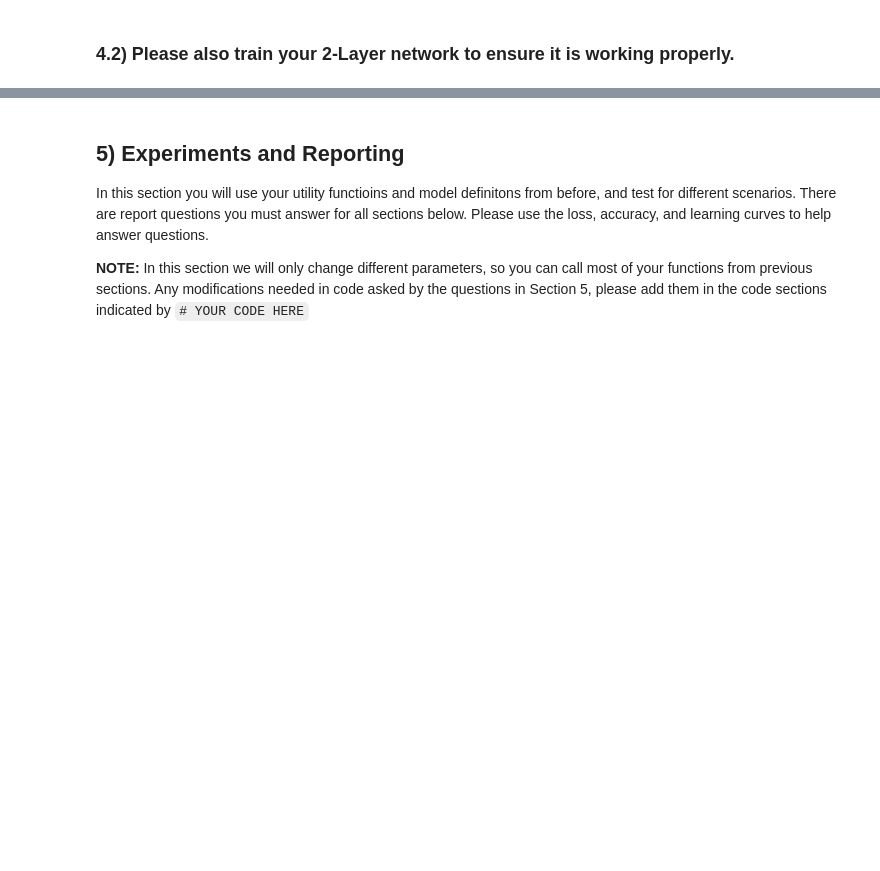
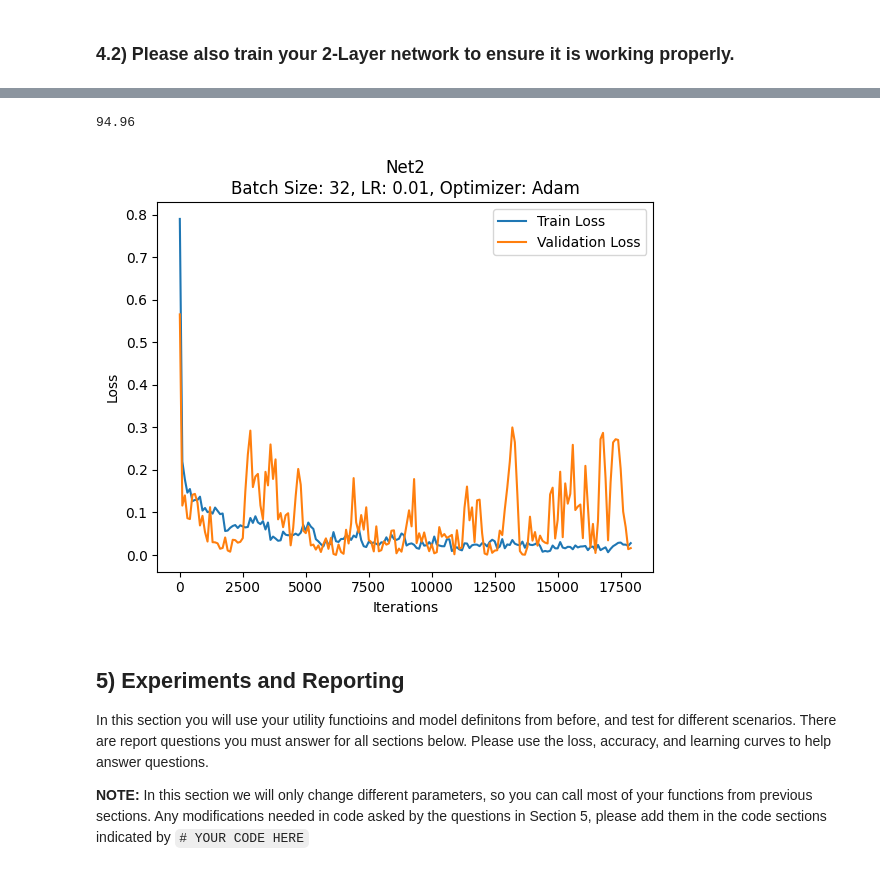
Before and after one commit to lpjones/Image-Classification, a Jupyter notebook: Phase_1.ipynb, the cells around one changed output, grey strips where cells are left out. Drawn from its saved outputs; the diff is of its cells as text; code cells hidden in the pictures; blank space fills up the shorter version.

```diff
--- a/Phase_1.ipynb
+++ b/Phase_1.ipynb
@@ -93,7 +224,19 @@ Complete `Net2` class.
 # %%
 # Define 2-Layer Network
 class Net2(nn.Module):
-    ''' TODO '''
+    def __init__(self, input_size, num_classes):
+        super(Net2, self).__init__()
+        self.conv1 = nn.Conv2d(1, 20, kernel_size=3, stride=1)
+        self.relu = nn.ReLU()
+        self.fc2 = nn.Linear(26*26 * 20, num_classes) # 3x3 kernel with no padding, original image is 28x28, so 26 x 26
+
+    def forward(self, x):
+        x = torch.reshape(x, (-1, 1, 28, 28)) # -1 Tells PyTorch to automatically infer size for dimension, 1 is grayscale, 28x28 original image
+        out = self.conv1(x)
+        out = self.relu(out)
+        out = torch.flatten(out, 1) # Flatten the matrices, convert multidimensional array to single dimensional vector
+        out = self.fc2(out)
+        return out
 # %% [markdown]
 ## 4) Train and Evaluate
 
@@ -128,13 +292,13 @@ test_accuracy(model=net, test_loader=test_loader, input_size=input_size)
 ### 4.2) Please also train your 2-Layer network to ensure it is working properly.
 # %%
 # Define Parameters
-input_size = ''' TODO ''''
-num_classes = ''' TODO '''
+input_size = 784
+num_classes = 10
 lr = 0.01
 num_epochs = 10
 
 # Instantiate 1-Layer Model
-net = Net2(''' TODO ''')
+net = Net2(input_size, num_classes)
 device = torch.device('cuda:0' if torch.cuda.is_available() else 'cpu')
 net.to(device)
 
@@ -142,11 +306,6 @@ net.to(device)
 loss_function = nn.CrossEntropyLoss()
 optimizer = torch.optim.Adam(net.parameters(), lr=lr)
 
+#print(net)
 # Train Model
-train(''' TODO ''')
-
-# Plot Learning Curves
-plot_learning_curve(''' TODO ''')
-
-# Evaluate on Test Set
-test_accuracy(model=net, test_loader=test_loader, input_size=input_size)
+Net2_acc_arr_train, Net2_acc_arr_valid, Net2_loss_avg_train, Net2_loss_avg_valid = train(net, loss_function, optimizer, train_loader, batch_size, num_epochs, device)
@@ -153,3 +330,12 @@ test_accuracy(model=net, test_loader=test_loader, input_size=input_size)
+# %%
+# Plot Learning Curves
+plot_learning_curve(Net2_loss_avg_train, Net2_loss_avg_valid, "Net2\nBatch Size: 32, LR: 0.01, Optimizer: Adam")
+
+# Evaluate on Test Set
+test_accuracy(model=net, test_loader=test_loader, input_size=input_size, device=device)
+# %% [output]
+94.96
+[figure, added]
 # %% [markdown]
 ## 5) Experiments and Reporting
 
```
Also changed, not shown: parts of 71 cells of this notebook.
